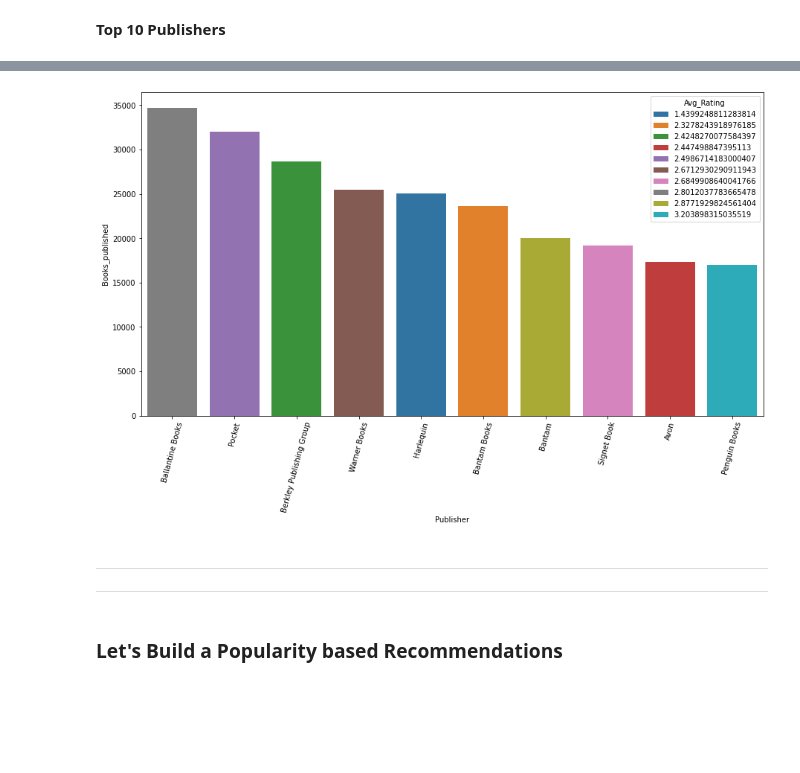
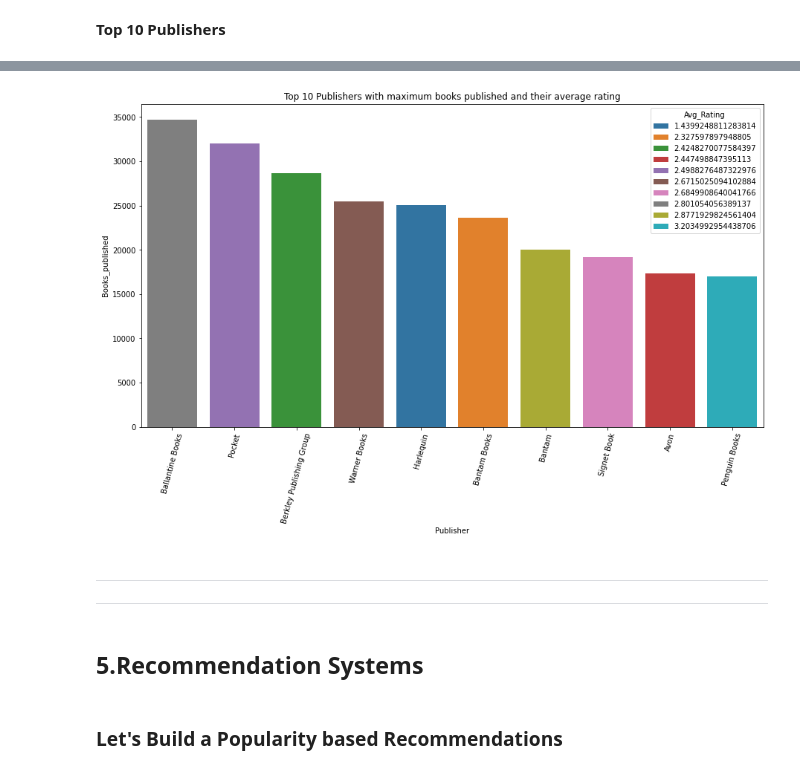
Before and after one commit to disuja7/Book-Recommendation-System, a Jupyter notebook: Book_Recommendation_System.ipynb, the cells around one changed output, grey strips where cells are left out. Saved outputs shown, nothing was run; the diff lists cells and outputs as text; code cells hidden in the pictures; blank space fills up the shorter version.

```diff
--- a/Book_Recommendation_System.ipynb
+++ b/Book_Recommendation_System.ipynb
@@ -315,6 +382,8 @@ ratings_df.head()
 | 2 | 276727 | 0446520802 | 0 |
 | 3 | 276729 | 052165615X | 3 |
 | 4 | 276729 | 0521795028 | 6 |
+# %%
+ratings_df= ratings_df[~(ratings_df['User-ID']==193560)]
 # %%
 ratings_df.shape
 # %% [output]
@@ -426,10 +505,12 @@ top_publishers_df
 # %%
+# Ploting the top Publishers with the number of books published and their average rating
 fig, ax = plt.subplots(figsize=(15, 8))
 sns.barplot(data=top_publishers_df,x='Publisher',y='Books_published',hue='Avg_Rating',dodge=False)
 plt.xticks(rotation=75)
+plt.title('Top 10 Publishers with maximum books published and their average rating')
 plt.show()
 # %% [output]
-[figure, old version]
+[figure, new version]
 # %% [markdown]
 
 
@@ -438,6 +519,9 @@ plt.show()
 
 
 ---
+# %% [markdown]
+<a name="s5"></a>
+## <b>5.Recommendation Systems</b>
 # %% [markdown]
 ### **Let's Build a Popularity based Recommendations**
 # %%
```
Also changed, not shown: parts of 72 cells of this notebook.
